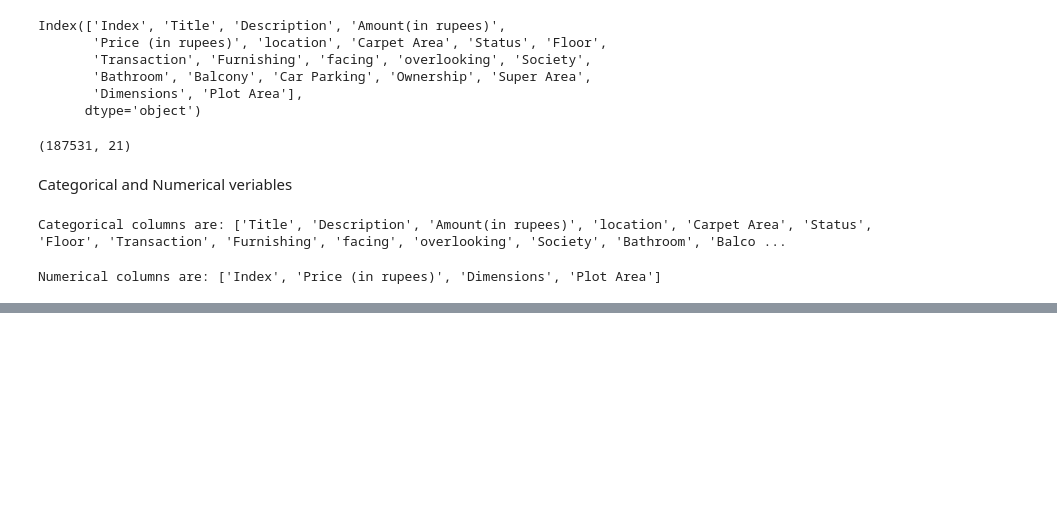
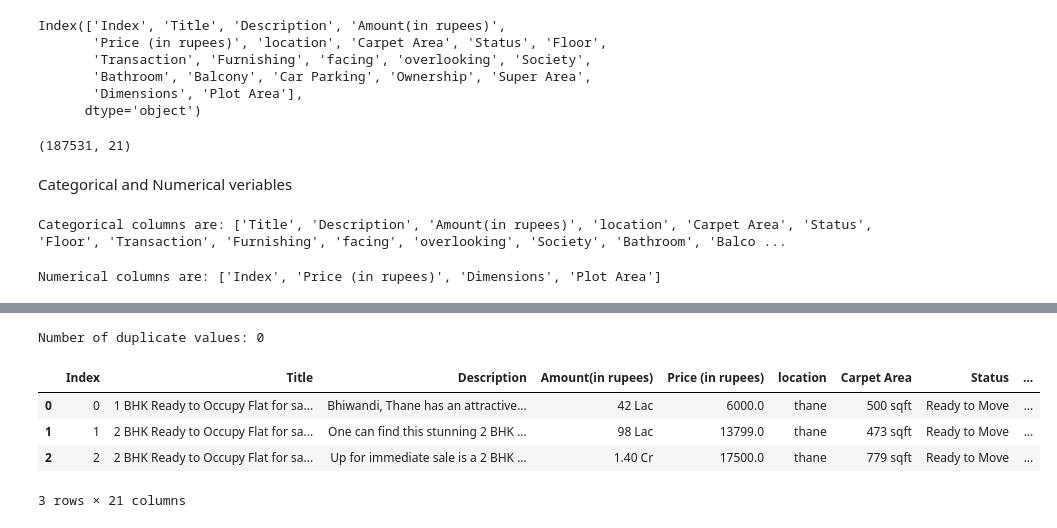
Before and after one commit to Melbinmatheew/Data-Science---Practices, a Jupyter notebook: notebooks/explore_data.ipynb, the cells around one changed output, grey strips where cells are left out. Cells and saved outputs as stored; diff of their text form; code cells hidden in the pictures; blank space fills up the shorter version.

```diff
--- a/notebooks/explore_data.ipynb
+++ b/notebooks/explore_data.ipynb
@@ -94,9 +94,6 @@ num_column= data.select_dtypes(include=['int64', 'float64']).columns.tolist()
 print("Numerical columns are:", num_column)
 # %% [output]
 Numerical columns are: ['Index', 'Price (in rupees)', 'Dimensions', 'Plot Area']
-# %%
-# Drop columns with a high number of missing values
-data.drop(columns=['Society', 'Car Parking', 'Super Area', 'Dimensions', 'Plot Area'], inplace=True)
 # %%
 data.columns
 # %% [output]
@@ -107,0 +133,14 @@ Index(['Index', 'Title', 'Description', 'Amount(in rupees)',
+# %%
+# Remove Duplicate values
+print("Number of duplicate values:", data.duplicated().sum())
+
+#Remove duplicated values if present
+data.drop_duplicates()
+data.head(3)
+# %% [output]
+Number of duplicate values: 0
+|  | Index | Title | Description | Amount(in rupees) | Price (in rupees) | location | Carpet Area | Status | ... |
+| 0 | 0 | 1 BHK Ready to Occupy Flat for sa... | Bhiwandi, Thane has an attractive... | 42 Lac | 6000.0 | thane | 500 sqft | Ready to Move | ... |
+| 1 | 1 | 2 BHK Ready to Occupy Flat for sa... | One can find this stunning 2 BHK ... | 98 Lac | 13799.0 | thane | 473 sqft | Ready to Move | ... |
+| 2 | 2 | 2 BHK Ready to Occupy Flat for sa... | Up for immediate sale is a 2 BHK ... | 1.40 Cr | 17500.0 | thane | 779 sqft | Ready to Move | ... |
+3 rows × 21 columns
```
Also changed, not shown: parts of 14 cells of this notebook.
